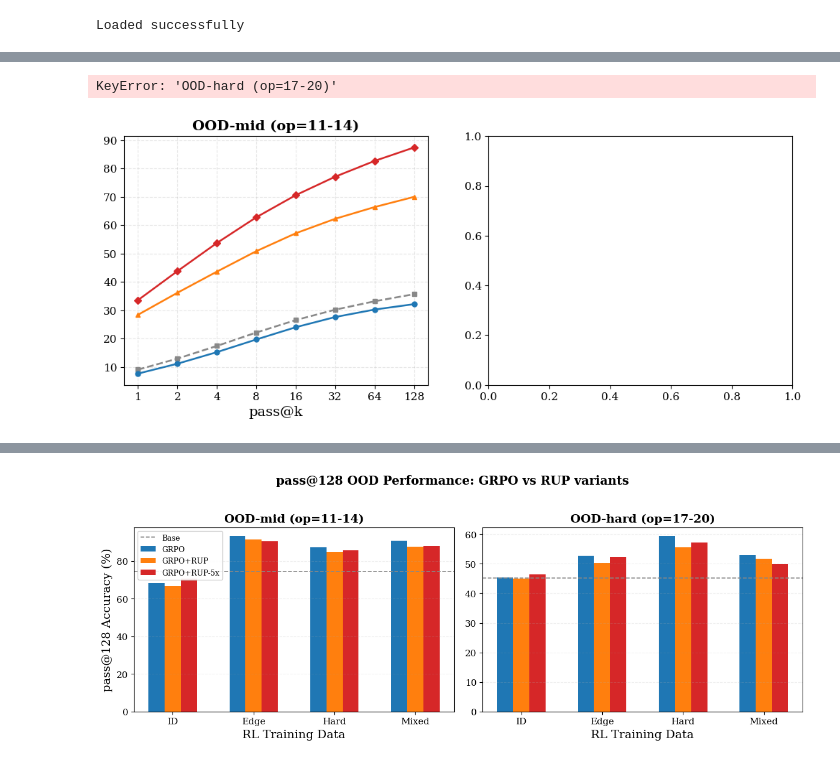
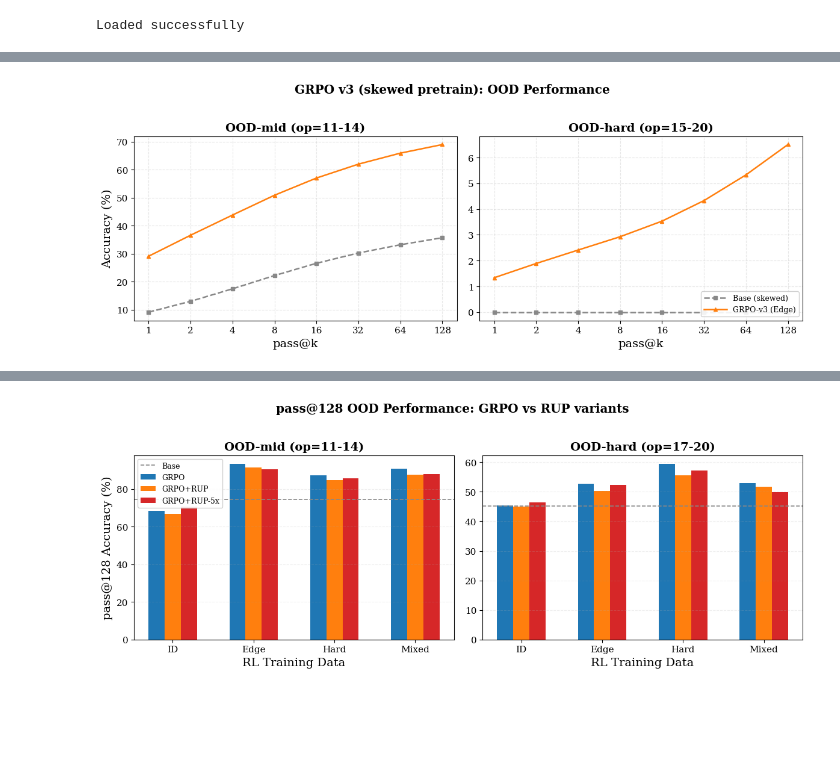
Before and after one commit to prasannamayil/Interplay-LM-Reasoning, a Jupyter notebook: analyze/results.ipynb, the cells around one changed output, grey strips where cells are left out. Saved outputs shown, nothing was run; the diff lists cells and outputs as text; code cells hidden in the pictures; blank space fills up the shorter version.

Commit message:
update: results.ipynb with additional analysis plots
Made-with: Cursor

```diff
--- a/analyze/results.ipynb
+++ b/analyze/results.ipynb
@@ -951,56 +938,43 @@ Warning: Failed to load grpo_rup_strong_mixed_v2: [Errno 2] No such file or dire
 # %%
-# ── Plot: GRPO v2 — OOD-mid & OOD-hard for 4 data regimes ────────────────────
-# Two subplots (OOD-mid, OOD-hard), 5 lines each (Base + 4 regimes)
+# ── Plot: GRPO v3 — OOD-mid & OOD-hard for available regimes ────────────────────
+# Two subplots (OOD-mid, OOD-hard), lines for each available run
 
-grpo_v2_runs = {
-    "Base (skewed)": ["base_model_eval_skewed_pass128"],
-    "GRPO-v2 (ID)": ["grpo_id_v2"],
-    "GRPO-v2 (Edge)": ["grpo_edge_v2"],
-    "GRPO-v2 (Hard)": ["grpo_hard_v2"],
-    "GRPO-v2 (Mixed)": ["grpo_mixed_v2"],
+grpo_v3_runs = {
+    "Base (skewed)": "base_model_eval_skewed_pass128",
+    "GRPO-v3 (Edge)": "grpo_edge_v3",
 }
 
-grpo_v2_colors = {
+grpo_v3_colors = {
     "Base (skewed)": "#888888",
-    "GRPO-v2 (ID)": "#1f77b4",
-    "GRPO-v2 (Edge)": "#ff7f0e",
-    "GRPO-v2 (Hard)": "#d62728",
-    "GRPO-v2 (Mixed)": "#2ca02c",
+    "GRPO-v3 (Edge)": "#ff7f0e",
 }
-grpo_v2_markers = {
+grpo_v3_markers = {
     "Base (skewed)": "s",
-    "GRPO-v2 (ID)": "o",
-    "GRPO-v2 (Edge)": "^",
-    "GRPO-v2 (Hard)": "D",
-    "GRPO-v2 (Mixed)": "v",
+    "GRPO-v3 (Edge)": "^",
 }
-grpo_v2_ls = {
+grpo_v3_ls = {
     "Base (skewed)": "--",
-    "GRPO-v2 (ID)": "-",
-    "GRPO-v2 (Edge)": "-",
-    "GRPO-v2 (Hard)": "-",
-    "GRPO-v2 (Mixed)": "-",
+    "GRPO-v3 (Edge)": "-",
 }
 
-all_run_names = [r for runs in grpo_v2_runs.values() for r in runs]
+all_run_names = list(grpo_v3_runs.values())
 plot_data = get_all_runs_data(all_run_names)
 
-ood_groups = ["OOD-mid (op=11-14)", "OOD-hard (op=17-20)"]
+ood_groups = ["OOD-mid (op=11-14)", "OOD-hard (op=15-20)"]
 k_values = PASS_K_VALUES
 
 fig, axes = plt.subplots(1, 2, figsize=(12, 4.5), sharey=False)
 
 for ax_idx, group_name in enumerate(ood_groups):
     ax = axes[ax_idx]
-    for label, run_names in grpo_v2_runs.items():
-        run_name = run_names[0]
+    for label, run_name in grpo_v3_runs.items():
         if run_name not in plot_data:
             continue
         y = [plot_data[run_name][group_name][k] * 100 for k in k_values]
         ax.plot(
             range(len(k_values)), y,
-            marker=grpo_v2_markers[label], markersize=5, linewidth=1.8,
-            color=grpo_v2_colors[label], linestyle=grpo_v2_ls[label],
+            marker=grpo_v3_markers[label], markersize=5, linewidth=1.8,
+            color=grpo_v3_colors[label], linestyle=grpo_v3_ls[label],
             label=label,
         )
     ax.set_title(group_name, fontweight="bold")
@@ -1011,8 +985,8 @@ for ax_idx, group_name in enumerate(ood_groups):
 
 axes[0].set_ylabel("Accuracy (%)")
 axes[1].legend(loc="lower right", framealpha=0.9, handlelength=3.0)
-fig.suptitle("GRPO v2 (skewed pretrain): OOD Generalization by Data Regime", fontweight="bold", y=1.02)
+fig.suptitle("GRPO v3 (skewed pretrain): OOD Performance", fontweight="bold", y=1.02)
 fig.tight_layout()
-fig.savefig("fig_grpo_v2_ood.png", dpi=200, bbox_inches="tight")
+fig.savefig("figures/v3_grpo_ood.png", dpi=200, bbox_inches="tight")
 plt.show()
 # %% [output]
@@ -1020,3 +993,2 @@ Warning: Failed to load grpo_mixed_v2: [Errno 2] No such file or directory: '/lu
-KeyError: 'OOD-hard (op=17-20)'
-[figure, old version]
+[figure, new version]
 # %%
```
Also changed, not shown: parts of 5 cells of this notebook.
